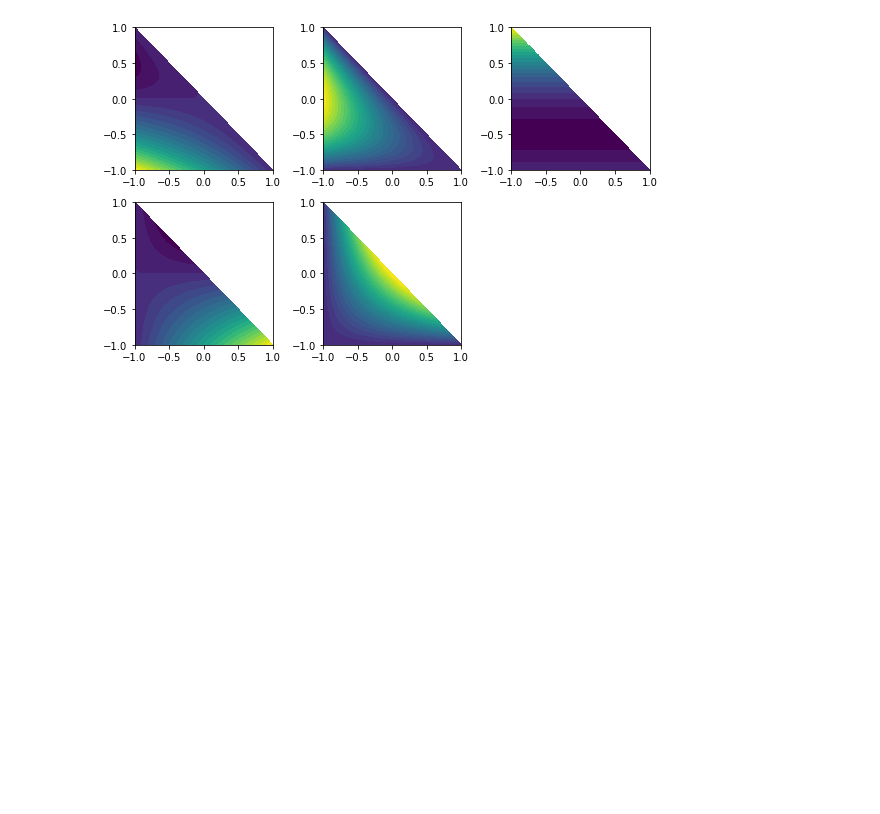
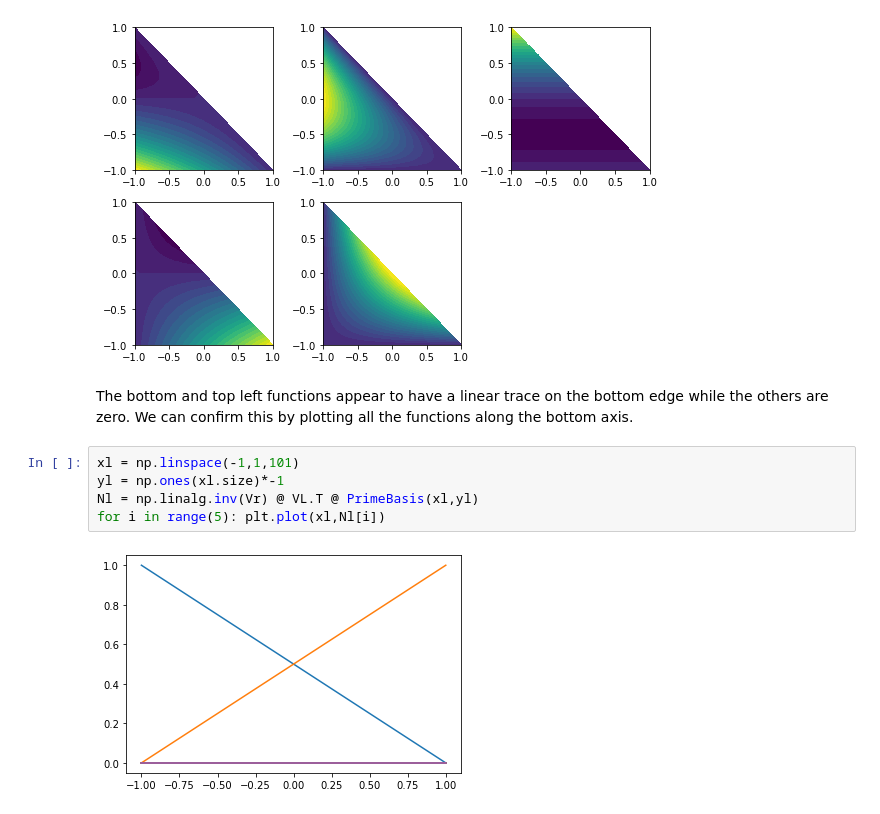
Before and after one commit to TDycores-Project/toy-problems, a Jupyter notebook: HdivSetup/Kirby2004.ipynb, the cells around one changed output. Drawn from its saved outputs; the diff is of its cells as text; blank space fills up the shorter version.

Commit message:
added plots of reduced basis along bottom edge

```diff
--- a/HdivSetup/Kirby2004.ipynb
+++ b/HdivSetup/Kirby2004.ipynb
@@ -79,3 +79,12 @@ for i in range(3):
         ax[j,i].tricontourf(T,Nr[k],25,vmin=Nr.min(),vmax=Nr.max())
 # %% [output]
 [figure]
+# %% [markdown]
+The bottom and top left functions appear to have a linear trace on the bottom edge while the others are zero. We can confirm this by plotting all the functions along the bottom axis.
+# %%
+xl = np.linspace(-1,1,101)
+yl = np.ones(xl.size)*-1
+Nl = np.linalg.inv(Vr) @ VL.T @ PrimeBasis(xl,yl)
+for i in range(5): plt.plot(xl,Nl[i])
+# %% [output]
+[figure, added]
```
